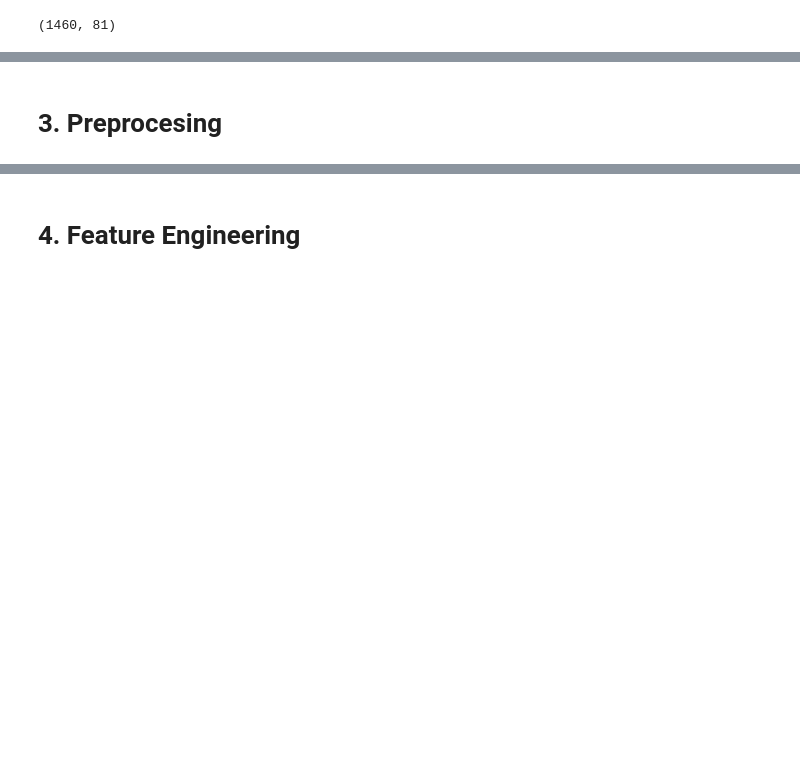
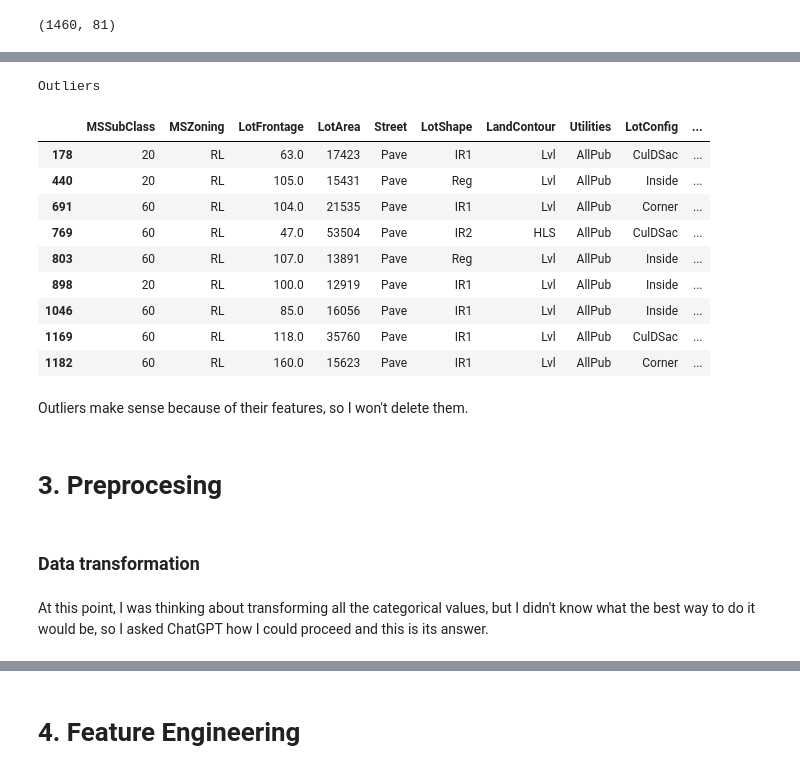
Before and after one commit to IsaiJesus/House-Prices, a Jupyter notebook: HousePrices.ipynb, the cells around one changed output, grey strips where cells are left out. Saved outputs shown, nothing was run; the diff lists cells and outputs as text; code cells hidden in the pictures; blank space fills up the shorter version.

```diff
--- a/HousePrices.ipynb
+++ b/HousePrices.ipynb
@@ -538,2 +242,26 @@ Normalmente, preferiría comenzar con la limpieza de los datos, pero debido a qu
+# %%
+outliers = df_train[df_train['SalePrice'] > 500000]
+
+html_outliers = create_scrolleable_table(outliers, 'outliers', 'Outliers')
+
+display(HTML(html_outliers))
+# %% [output]
+Outliers
+|  | MSSubClass | MSZoning | LotFrontage | LotArea | Street | LotShape | LandContour | Utilities | LotConfig | ... |
+| 178 | 20 | RL | 63.0 | 17423 | Pave | IR1 | Lvl | AllPub | CulDSac | ... |
+| 440 | 20 | RL | 105.0 | 15431 | Pave | Reg | Lvl | AllPub | Inside | ... |
+| 691 | 60 | RL | 104.0 | 21535 | Pave | IR1 | Lvl | AllPub | Corner | ... |
+| 769 | 60 | RL | 47.0 | 53504 | Pave | IR2 | HLS | AllPub | CulDSac | ... |
+| 803 | 60 | RL | 107.0 | 13891 | Pave | Reg | Lvl | AllPub | Inside | ... |
+| 898 | 20 | RL | 100.0 | 12919 | Pave | IR1 | Lvl | AllPub | Inside | ... |
+| 1046 | 60 | RL | 85.0 | 16056 | Pave | IR1 | Lvl | AllPub | Inside | ... |
+| 1169 | 60 | RL | 118.0 | 35760 | Pave | IR1 | Lvl | AllPub | CulDSac | ... |
+| 1182 | 60 | RL | 160.0 | 15623 | Pave | IR1 | Lvl | AllPub | Corner | ... |
+# %% [markdown]
+Outliers make sense because of their features, so I won't delete them.
 # %% [markdown]
 # 3. Preprocesing
+# %% [markdown]
+### Data transformation
+# %% [markdown]
+At this point, I was thinking about transforming all the categorical values, but I didn't know what the best way to do it would be, so I asked ChatGPT how I could proceed and this is its answer.
```
Also changed, not shown: parts of 109 cells of this notebook, 1 other file.
